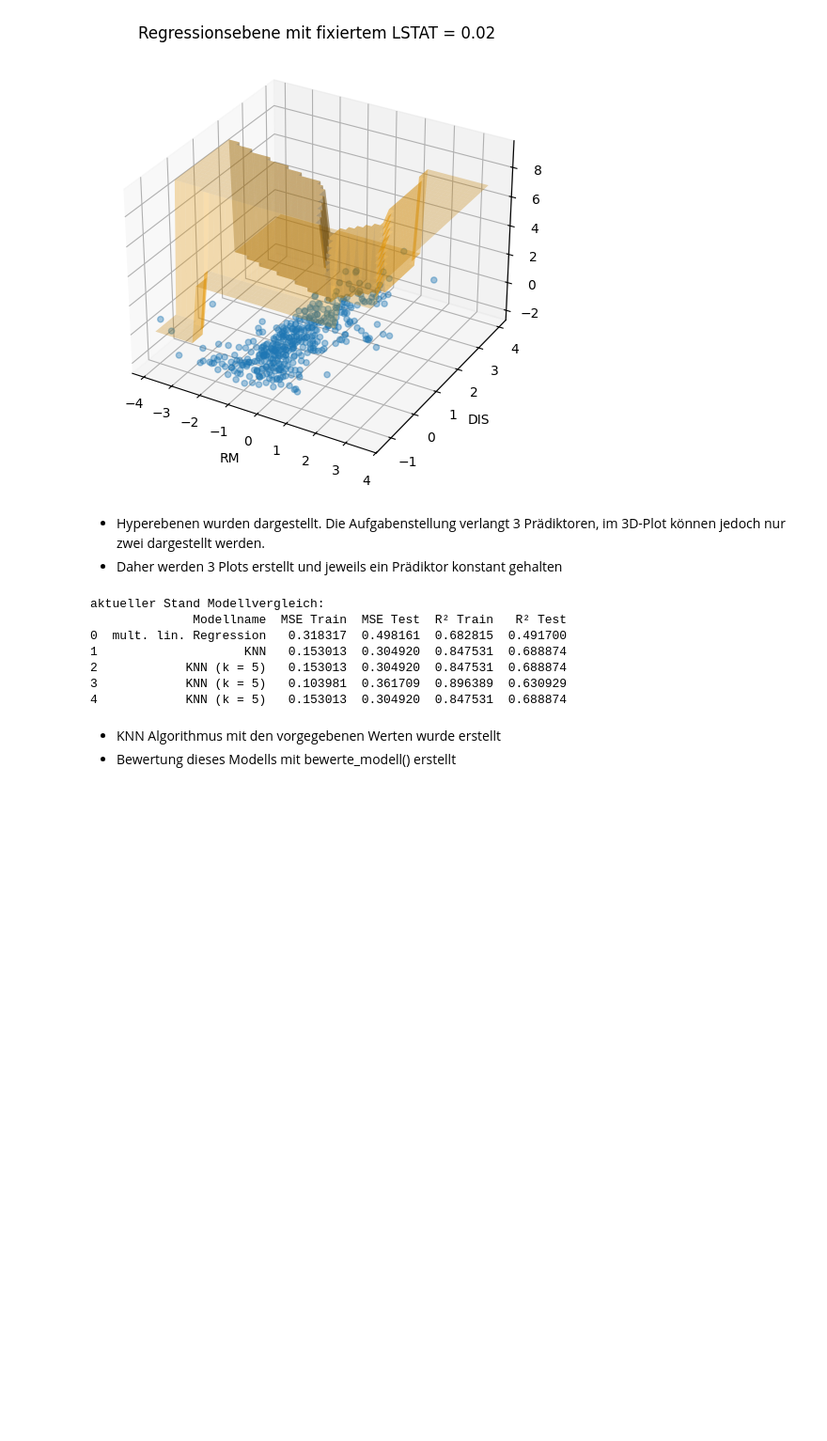
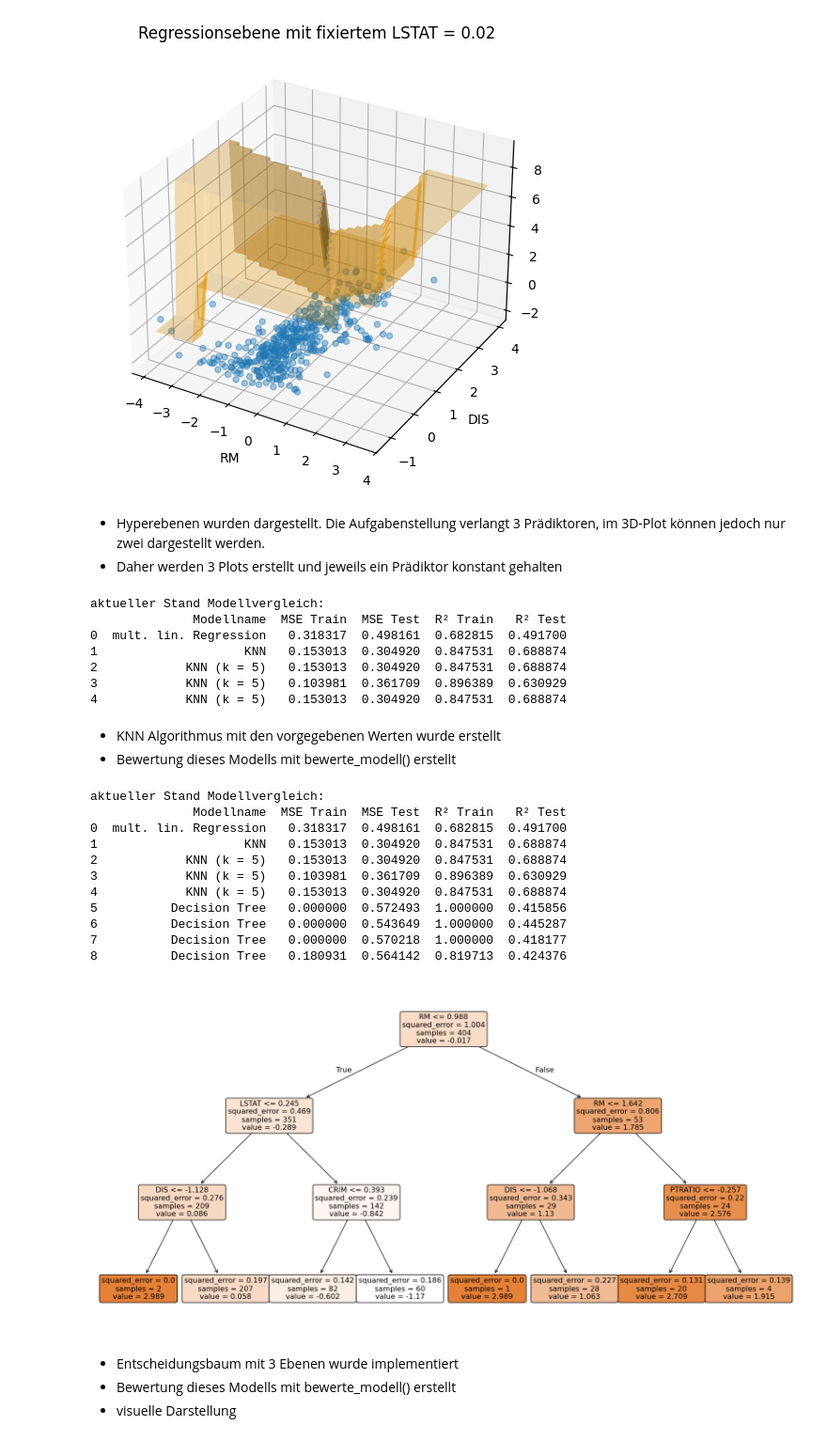
Before and after one commit to wbr179/Projektarbeit_DataScience, a Jupyter notebook: Projektarbeit_DS_Willi_Bruegel_Boston.ipynb, the cells around one changed output. Shown at 94% size. Saved outputs shown, nothing was run; the diff lists cells and outputs as text; code cells hidden in the pictures; blank space fills up the shorter version.

Commit message:
Decision Tree ergänzt

```diff
--- a/Projektarbeit_DS_Willi_Bruegel_Boston.ipynb
+++ b/Projektarbeit_DS_Willi_Bruegel_Boston.ipynb
@@ -523,5 +523,40 @@ aktueller Stand Modellvergleich:
 # %%
 # ----------------------------------------
 # 3b-iii) Entscheidungsbaum mit Visualisierung
 # Vorgaben aus Aufgabenstellung: max. 3 Ebenen
 # ----------------------------------------
+
+from sklearn.tree import DecisionTreeRegressor, plot_tree
+
+
+dtree = DecisionTreeRegressor(max_depth=3, random_state=42)
+dtree.fit(X_train, y_train)
+
+# Ergebnisse in modellvergleich speichern:
+bewerte_modell("Decision Tree n=3", dtree, X_train, y_train, X_test, y_test)
+
+# Decision Tree visuell darstellen:
+plt.figure(figsize=(20, 10))
+plot_tree(dtree,
+          feature_names=X_train.columns,
+          filled=True,
+          rounded=True,
+          max_depth=3)      # nur die ersten 3 Ebenen zeigen
+plt.show()
+# %% [output]
+aktueller Stand Modellvergleich:
+              Modellname  MSE Train  MSE Test  R² Train   R² Test
+0  mult. lin. Regression   0.318317  0.498161  0.682815  0.491700
+1                    KNN   0.153013  0.304920  0.847531  0.688874
+2            KNN (k = 5)   0.153013  0.304920  0.847531  0.688874
+3            KNN (k = 5)   0.103981  0.361709  0.896389  0.630929
+4            KNN (k = 5)   0.153013  0.304920  0.847531  0.688874
+5          Decision Tree   0.000000  0.572493  1.000000  0.415856
+6          Decision Tree   0.000000  0.543649  1.000000  0.445287
+7          Decision Tree   0.000000  0.570218  1.000000  0.418177
+8          Decision Tree   0.180931  0.564142  0.819713  0.424376
+[figure, added]
+# %% [markdown]
+- Entscheidungsbaum mit 3 Ebenen wurde implementiert
+- Bewertung dieses Modells mit bewerte_modell() erstellt
+- visuelle Darstellung
```
